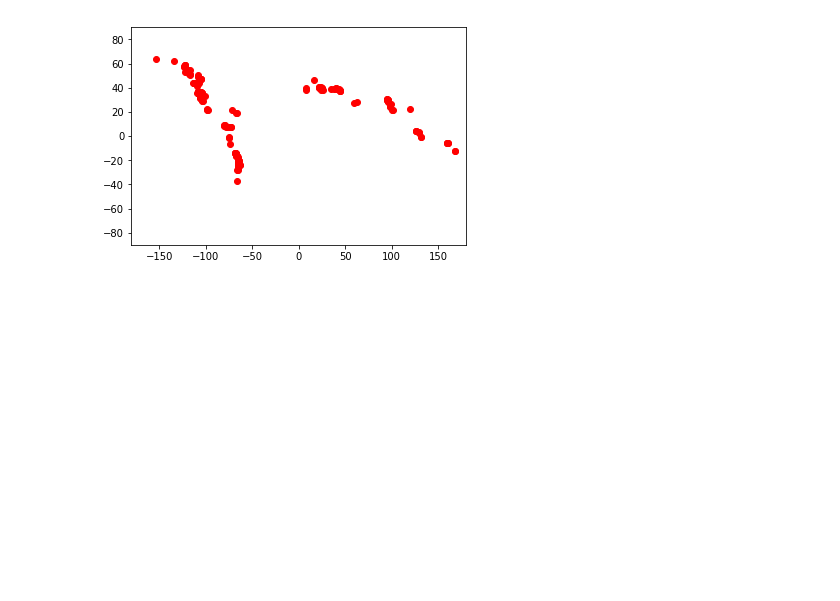
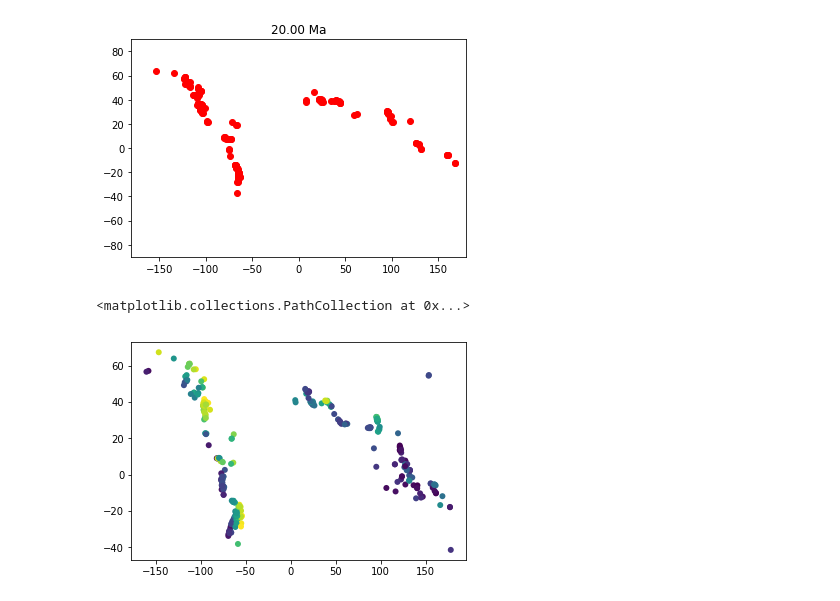
Before and after one commit to siwill22/GPlatesReconstructionModel, a Jupyter notebook: class_testing.ipynb, the cells around one changed output. Drawn from its saved outputs; the diff is of its cells as text; code cells hidden in the pictures; blank space fills up the shorter version.

```diff
--- a/class_testing.ipynb
+++ b/class_testing.ipynb
@@ -103,42 +150,73 @@ class age_coded_point_dataset(object):
                                                                      reconstruction_model.rotation_model,
                                                                      self.point_features)
         self.point_features = partitioned_point_features
-        self.reconstuction_model = reconstruction_model
+        self.reconstruction_model = reconstruction_model
 
 
-    def reconstruct(self,reconstruction_time):
+    def reconstruct(self,reconstruction_time,anchor_plate_id=0):
         reconstructed_features = []
         pygplates.reconstruct(self.point_features,
                               self.reconstuction_model.rotation_model,
                               reconstructed_features,
-                              reconstruction_time)
+                              reconstruction_time,
+                              anchor_plate_id=anchor_plate_id)
 
         return reconstructed_features
 
-    def plot_reconstructed(self,reconstruction_time):
+
+    def plot_reconstructed(self,reconstruction_time,anchor_plate_id=0):
         reconstructed_features = []
         pygplates.reconstruct(self.point_features,
-                              self.reconstuction_model.rotation_model,
+                              self.reconstruction_model.rotation_model,
                               reconstructed_features,
-                              reconstruction_time)
+                              reconstruction_time,
+                              anchor_plate_id=anchor_plate_id)
 
         plt.figure()
         for reconstructed_feature in reconstructed_features:
             plt.plot(reconstructed_feature.get_reconstructed_geometry().to_lat_lon()[1],
                      reconstructed_feature.get_reconstructed_geometry().to_lat_lon()[0],'ro')
             plt.axis([-180,180,-90,90])
+        plt.title('%0.2f Ma' % reconstruction_time)
         plt.show()
 
+
+    def reconstruct_to_time_of_appearance(self,ReconstructTime='BirthTime',anchor_plate_id=0):
+
+        rotation_model = pygplates.RotationModel(self.reconstruction_model.rotation_model)
+        recon_points = []
+        for point_feature in self.point_features:
+            if ReconstructTime is 'MidTime':
+                time = (point_feature.get_valid_time()[0]+point_feature.get_valid_time()[1])/2.
+            else:
+                time = point_feature.get_valid_time()[0]
+            if point_feature.get_reconstruction_plate_id()!=0:
+                point_rotation = rotation_model.get_rotation(time,
+                                                             point_feature.get_reconstruction_plate_id(),
+                                                             anchor_plate_id=anchor_plate_id)
+                reconstructed_point = point_rotation * point_feature.get_geometry()
+                recon_points.append([reconstructed_point.to_lat_lon()[1],
+                                     reconstructed_point.to_lat_lon()[0],
+                                     time])
+
+        return recon_points
 
 
 df = pd.read_csv('/Users/Simon/Data/TimeEncodedData/Yanites+Kesler/ngeo2429-s2.csv',index_col='Deposit number')
 
-#df
 
 t = age_coded_point_dataset(df,'Long.','Lat.','Age (Ma)')
 
-t.assign_reconstruction_model(a)
+t.assign_reconstruction_model(M2016)
 
 rt = t.plot_reconstructed(20.)
+
+
+rbt = t.reconstruct_to_time_of_appearance()
+
+plt.figure()
+plt.scatter(zip(*rbt)[0],zip(*rbt)[1],c=zip(*rbt)[2],edgecolors='')
 # %% [output]
-[figure, old version]
+[figure, new version]
+<matplotlib.collections.PathCollection at 0x...>
+[figure, added]
```
Also changed, not shown: parts of 4 cells of this notebook.
